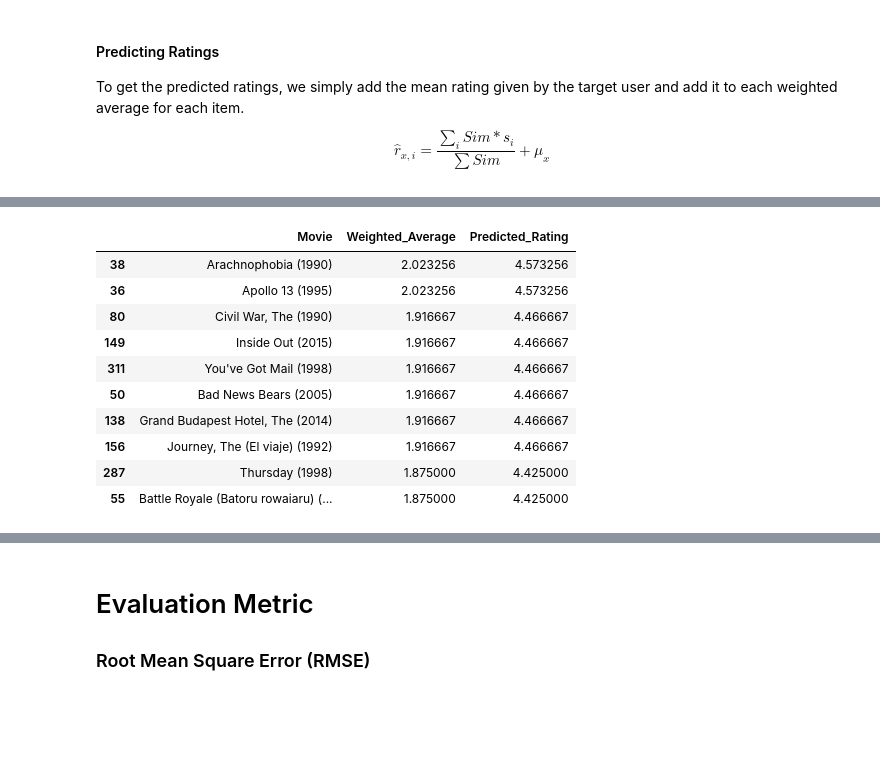
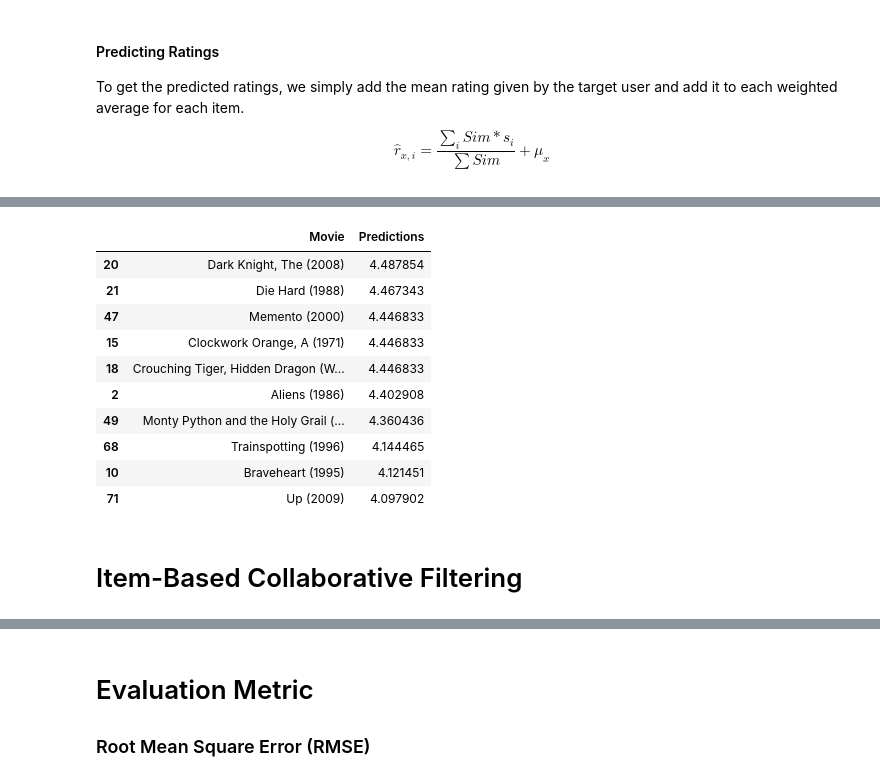
Before and after one commit to zhikaichen99/RecommenderSystems, a Jupyter notebook: collaborative-filtering.ipynb, the cells around one changed output, grey strips where cells are left out. Saved outputs shown, nothing was run; the diff lists cells and outputs as text; code cells hidden in the pictures; blank space fills up the shorter version.

```diff
--- a/collaborative-filtering.ipynb
+++ b/collaborative-filtering.ipynb
@@ -126,12 +120,12 @@ We need to define the top *k* users similar to the target user. Additionally we
 # %%
 k = 10 # Number of similar users we want to retrieve
 similarity_threshold = 0.3 # Threshold that needs to be met to be considered similar
-user_id = 1 # The target user for which we want to generate recommendations for
+user_id = 5 # The target user for which we want to generate recommendations for
 
-similarity_matrix.drop(index = user_id, inplace = True) # remove target user so that they are not amongst one of the similar users.
+user_similarity_matrix.drop(index = user_id, inplace = True) # remove target user so that they are not amongst one of the similar users.
 
 # Return the top k (10) similar users
-top_k_users = similarity_matrix[similarity_matrix[user_id] > similarity_threshold][user_id].sort_values(ascending = False)[1: k + 1]
+top_k_users = user_similarity_matrix[user_similarity_matrix[user_id] > similarity_threshold][user_id].sort_values(ascending = False)[1: k + 1]
 top_k_users
 # %% [output]
 userId
@@ -150,6 +144,6 @@ Name: 1, dtype: float64
 Remove movies that our target user has already seen and keep movies that similar users have watched.
 # %%
 # retrieve the movies watched by the target user. Do not want to recommend these movies
-target_watched = userRatings_centered[userRatings_centered.index == user_id].dropna(axis = 1, how = 'all')
+target_watched = userRatings[userRatings.index == user_id].dropna(axis = 1, how = 'all')
 target_watched
 # %% [output]
@@ -159,5 +154,5 @@ target_watched
 # %%
 # drop movies that none of the similar users have watched
-similar_watched = userRatings_centered[userRatings_centered.index.isin(top_k_users.index)].dropna(axis = 1, how = 'all')
+similar_watched = userRatings[userRatings.index.isin(top_k_users.index)].dropna(axis = 1, how = 'all')
 similar_watched.head()
 # %% [output]
@@ -261,9 +281,11 @@ similarity_threshold = 0.3 # Threshold that needs to be met to be considered sim
 def recommend_movies(user):
     similarity_matrix.drop(index = user, inplace = True)
     top_k_users = similarity_matrix[similarity_matrix[user] > similarity_threshold][user].sort_values(ascending = False)[1: k + 1]
-    target_watched = userRatings_centered[userRatings_centered.index == user].dropna(axis = 1, how = 'all')
-    similar_watched = userRatings_centered[userRatings_centered.index.isin(top_k_users.index)].dropna(axis = 1, how = 'all')
+    target_watched = userRatings[userRatings.index == user].dropna(axis = 1, how = 'all')
+    similar_watched = userRatings[userRatings.index.isin(top_k_users.index)].dropna(axis = 1, how = 'all')
     similar_watched.drop(target_watched.columns, axis = 1, inplace = True, errors = 'ignore')
+
+    target_user_avg_rating = userRatings[userRatings.index == user_id].T.mean()[user_id]
 
     movies = similar_watched.columns.values.tolist()
     score = {}
@@ -276,27 +298,29 @@ def recommend_movies(user):
             rating = float(movie_ratings.loc[user])
             similarity = float(top_k_users.loc[user])
             if pd.isna(rating) == False:
-                rating_sum = rating_sum + rating*similarity
+                sim_user_avg_rating = userRatings[userRatings.index == user].T.mean()[user]
+                mean_centered_rating = rating - sim_user_avg_rating
+                rating_sum = rating_sum + mean_centered_rating*similarity
                 similarity_sum = similarity_sum + similarity
-        weighted_average = rating_sum/similarity_sum
-        score.update({i:weighted_average})
+        predictions = (rating_sum/similarity_sum) + target_user_avg_rating
+        score.update({i:predictions})
 
-    recommendations = pd.DataFrame({'Movie': score.keys(), 'Weighted_Average': score.values()})
-    avg_rating = userRatings[userRatings.index == user_id].T.mean()[user_id]
-    recommendations['Predicted_Rating'] = recommendations['Weighted_Average'] + avg_rating
-    recommendations = recommendations.sort_values('Weighted_Average', ascending = False)[:10]
+    recommendations = pd.DataFrame({'Movie': score.keys(), 'Predictions': score.values()})
+    recommendations = recommendations.sort_values('Predictions', ascending = False)[:10]
     return recommendations
 # %%
-recommend_movies(3)
+recommend_movies(7)
 # %% [output]
-|  | Movie | Weighted_Average | Predicted_Rating |
-| 38 | Arachnophobia (1990) | 2.023256 | 4.573256 |
-| 36 | Apollo 13 (1995) | 2.023256 | 4.573256 |
-| 80 | Civil War, The (1990) | 1.916667 | 4.466667 |
-| 149 | Inside Out (2015) | 1.916667 | 4.466667 |
-| 311 | You've Got Mail (1998) | 1.916667 | 4.466667 |
-| 50 | Bad News Bears (2005) | 1.916667 | 4.466667 |
-| 138 | Grand Budapest Hotel, The (2014) | 1.916667 | 4.466667 |
-| 156 | Journey, The (El viaje) (1992) | 1.916667 | 4.466667 |
-| 287 | Thursday (1998) | 1.875000 | 4.425000 |
-| 55 | Battle Royale (Batoru rowaiaru) (... | 1.875000 | 4.425000 |
+|  | Movie | Predictions |
+| 20 | Dark Knight, The (2008) | 4.487854 |
+| 21 | Die Hard (1988) | 4.467343 |
+| 47 | Memento (2000) | 4.446833 |
+| 15 | Clockwork Orange, A (1971) | 4.446833 |
+| 18 | Crouching Tiger, Hidden Dragon (W... | 4.446833 |
+| 2 | Aliens (1986) | 4.402908 |
+| 49 | Monty Python and the Holy Grail (... | 4.360436 |
+| 68 | Trainspotting (1996) | 4.144465 |
+| 10 | Braveheart (1995) | 4.121451 |
+| 71 | Up (2009) | 4.097902 |
+# %% [markdown]
+# Item-Based Collaborative Filtering
```
Also changed, not shown: parts of 34 cells of this notebook.
